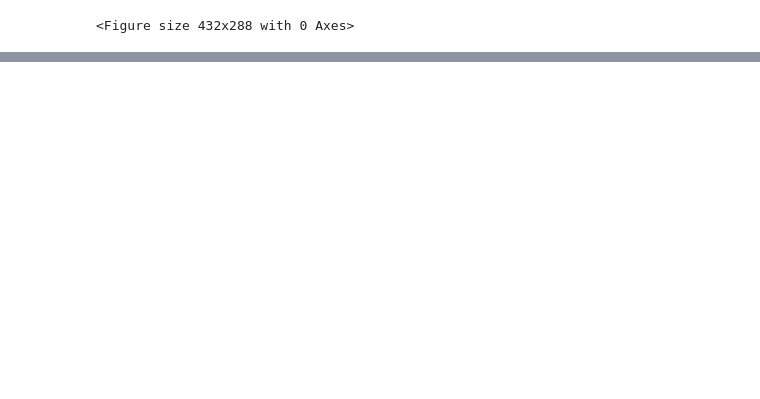
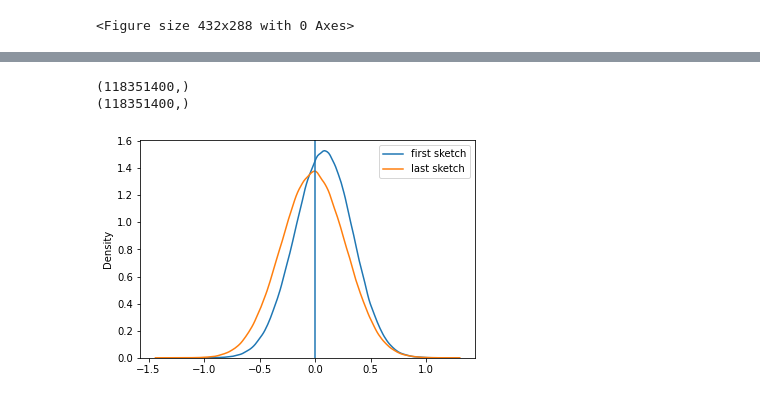
Before and after one commit to TSPoulsen/puffinn, a Jupyter notebook: experiments/results/plotting.ipynb, the cells around one changed output, grey strips where cells are left out. Drawn from its saved outputs; the diff is of its cells as text; code cells hidden in the pictures; blank space fills up the shorter version.

```diff
--- a/experiments/results/plotting.ipynb
+++ b/experiments/results/plotting.ipynb
@@ -46,0 +67,12 @@ fig.show()
+# %%
+def plot_lsh(fn, ax, n, lab):
+    hf = h5py.File(fn, "r")
+    col = np.array(hf["collisions"])
+    est = plots.infer_estimates(col,n)
+    est = est.reshape(-1)
+    print(est.shape)
+    true = np.array(hf["true_inner"]).reshape(-1)
+    diffs = est - true
+    sample = np.random.choice(diffs, size = 500000, replace = False)
+    sns.kdeplot(sample, label=lab, ax=ax)
+    hf.close()
@@ -46,0 +103,19 @@ fig.show()
+# %%
+data_path_last = plots.d_prefix[0] + "_lsh_1_last.hdf5"
+#data_path5 = plots.d_prefix[0] + "_lsh_5_old.hdf5"
+
+data_path_first = plots.d_prefix[0] + "_lsh_1_first.hdf5"
+#data_path5 = plots.d_prefix[0] + "_lsh_5.hdf5"
+ax = plt.gca()
+plot_lsh(data_path_first, ax, 1, "first sketch")
+plot_lsh(data_path_last, ax, 1, "last sketch")
+#plot_lsh(data_path_last, ax, 1)
+#plot_lsh(data_path5, ax, 5)
+#plot_lsh(data_path5_last, ax, 5)
+ax.axvline(0.0)
+plt.legend()
+plt.show()
+# %% [output]
+(118351400,)
+(118351400,)
+[figure, added]
```
Also changed, not shown: parts of 7 cells of this notebook, 29 other files.
